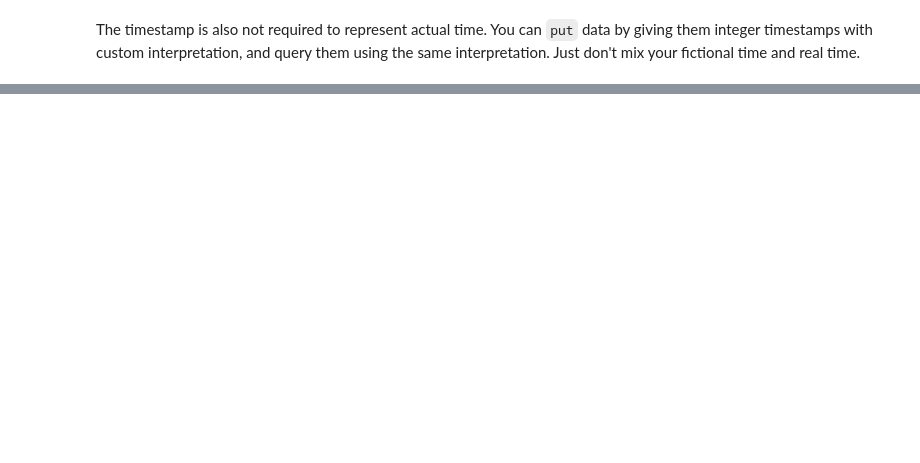
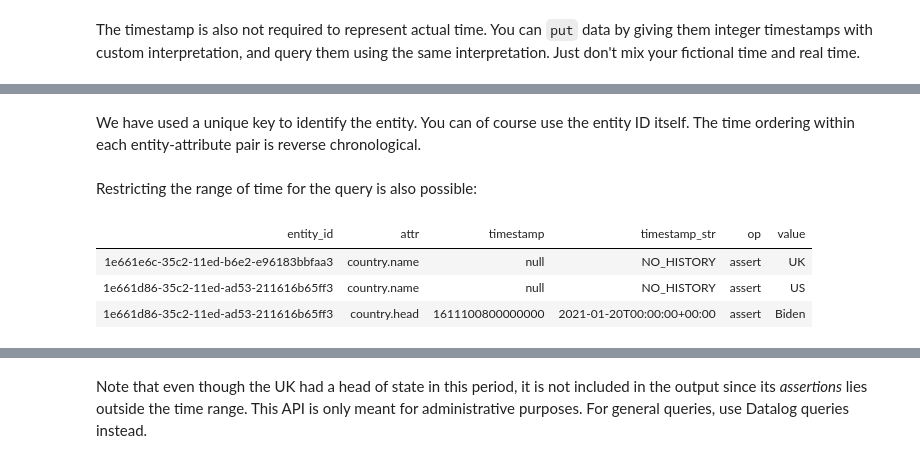
Before and after one commit to cozodb/cozo, a Jupyter notebook: tutorial/2-pilgrim.ipynb, the cells around one changed output, grey strips where cells are left out. Drawn from its saved outputs; the diff is of its cells as text; code cells hidden in the pictures; blank space fills up the shorter version.

```diff
--- a/tutorial/2-pilgrim.ipynb
+++ b/tutorial/2-pilgrim.ipynb
@@ -622,0 +641,11 @@ A final API before we are done with this time-travelling thing.
+# %% [markdown]
+We have used a unique key to identify the entity. You can of course use the entity ID itself. The time ordering within each entity-attribute pair is reverse chronological.
+# %% [markdown]
+Restricting the range of time for the query is also possible:
+# %%
+:db history from '2020-01-01' to '2022-01-01' for ['country.name', 'UK'], ['country.name', 'US'] : country.name, country.head
+# %% [output]
+| entity_id | attr | timestamp | timestamp_str | op | value |
+| 1e661e6c-35c2-11ed-b6e2-e96183bbfaa3 | country.name | null | NO_HISTORY | assert | UK |
+| 1e661d86-35c2-11ed-ad53-211616b65ff3 | country.name | null | NO_HISTORY | assert | US |
+| 1e661d86-35c2-11ed-ad53-211616b65ff3 | country.head | 1611100800000000 | 2021-01-20T00:00:00+00:00 | assert | Biden |
@@ -622,0 +653,2 @@ A final API before we are done with this time-travelling thing.
+# %% [markdown]
+Note that even though the UK had a head of state in this period, it is not included in the output since its _assertions_ lies outside the time range. This API is only meant for administrative purposes. For general queries, use Datalog queries instead.
```
Also changed, not shown: parts of 16 cells of this notebook, 4 other files.
